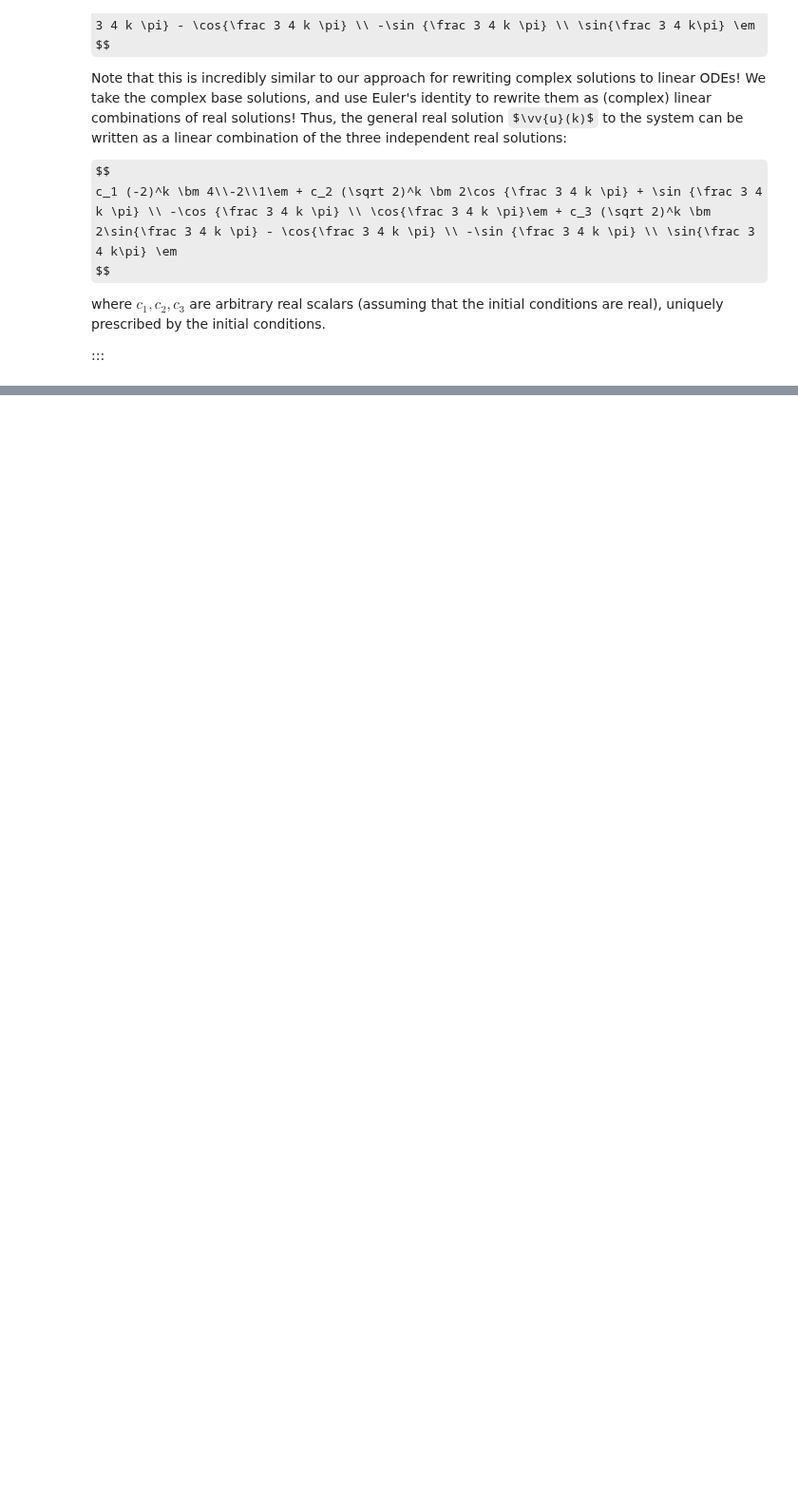
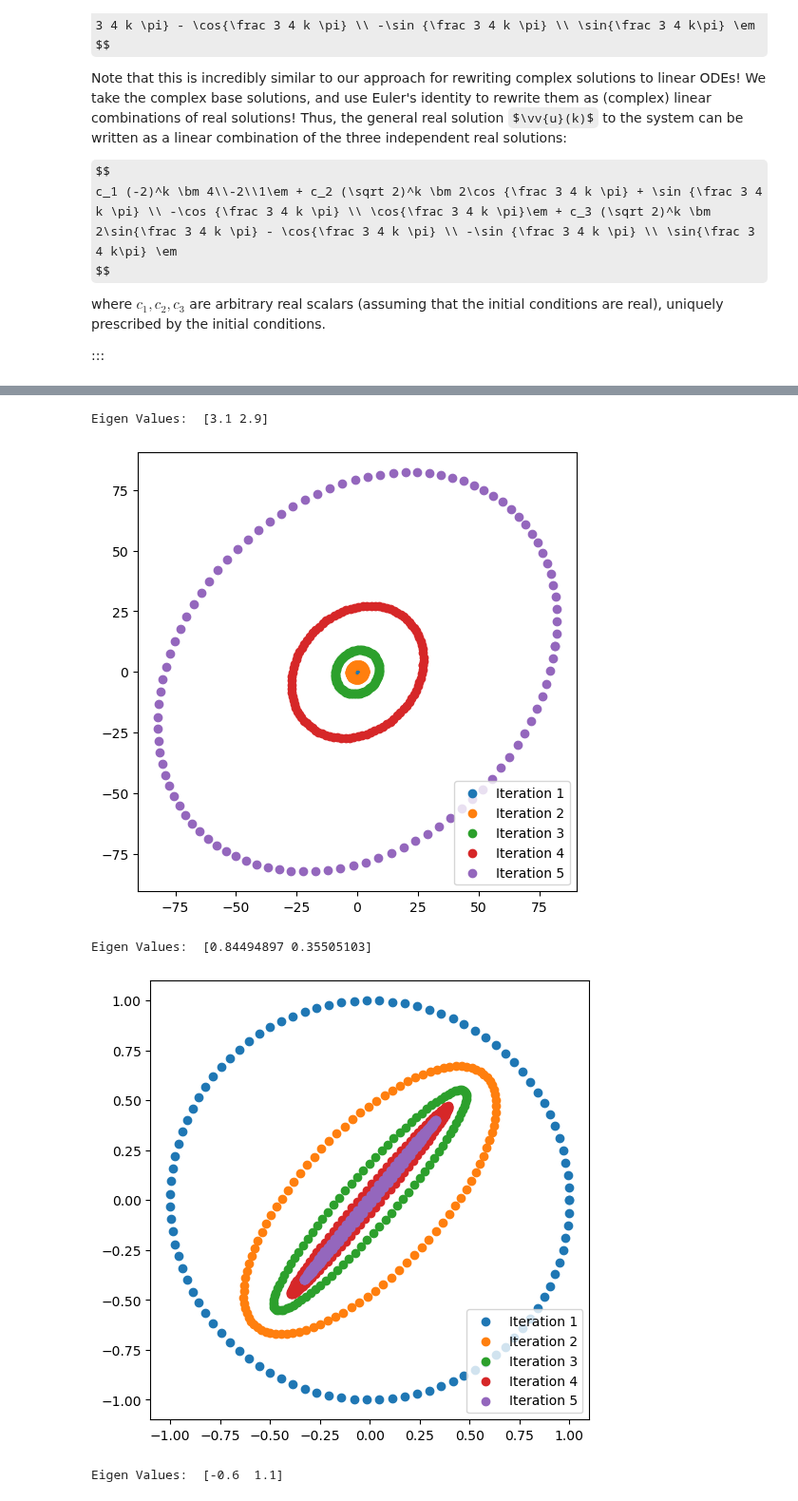
Before and after one commit to nikolaimatni/ese-2030, a Jupyter notebook: 07_Ch_8_Iteration/091-Linear_Iterative_Systems.ipynb, the cells around one changed output, grey strips where cells are left out. Shown at 95% size. Saved outputs shown, nothing was run; the diff lists cells and outputs as text; code cells hidden in the pictures; some formulas as TeX source; blank space fills up the shorter version.

```diff
--- a/07_Ch_8_Iteration/091-Linear_Iterative_Systems.ipynb
+++ b/07_Ch_8_Iteration/091-Linear_Iterative_Systems.ipynb
@@ -212,0 +217,43 @@ where $c_1, c_2, c_3$ are arbitrary real scalars (assuming that the initial cond
+# %%
+import numpy as np
+import matplotlib.pyplot as plt
+
+def plot_iterates(T):
+
+    eigvals, eigvecs = np.linalg.eig(T)
+
+    print("Eigen Values: ", eigvals)
+
+    # Initial conditions on the unit circle
+    theta = np.linspace(0, 2*np.pi, 100)
+    init = np.vstack((np.cos(theta).reshape((1,-1)), np.sin(theta).reshape((1,-1))))
+
+    c = np.linalg.solve(eigvecs, init) # solving for the c vector using the initial conditions
+
+    x_all = []
+    T = 5
+
+    plt.figure(figsize=(8, 6))
+
+    labels = [f'Iteration {i + 1}' for i in range(T)]
+    for i in range(T):
+        x_t = (eigvals**i * eigvecs) @ c
+        x_all.append(x_t)
+        plt.scatter(x_t[0, :], x_t[1, :], label=labels[i])
+    plt.legend()
+    plt.gca().set_aspect('equal')
+    plt.show()
+
+# Notice the difference between the plots and the corresponding eigen values
+T = np.array([[3, .1], [.1, 3]])
+plot_iterates(T)
+T1 = np.array([[.6, .2], [.3, .6]])
+plot_iterates(T1)
+T2 = np.array([[.2, .9], [.8, .3]])
+plot_iterates(T2)
+# %% [output]
+Eigen Values:  [3.1 2.9]
+[figure, added]
+Eigen Values:  [0.84494897 0.35505103]
+[figure, added]
+Eigen Values:  [-0.6  1.1]
```
Also changed, not shown: parts of 4 cells of this notebook, 2 other files.
